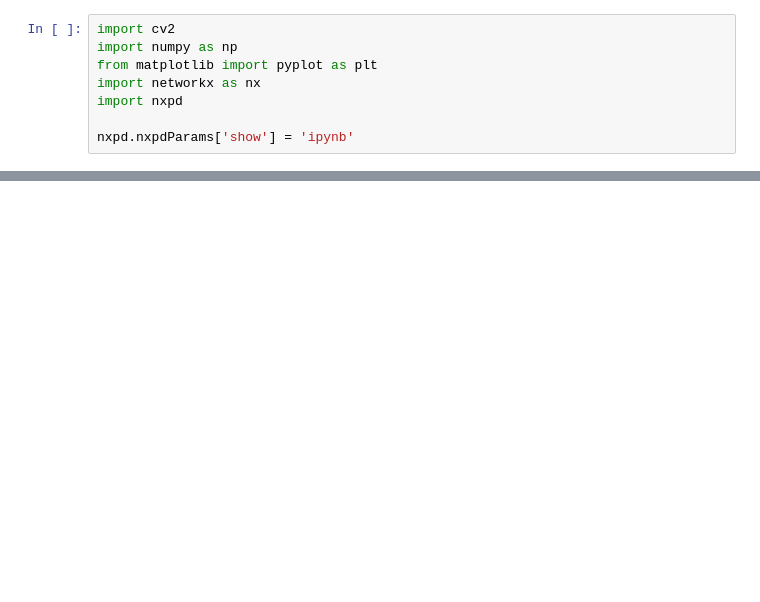
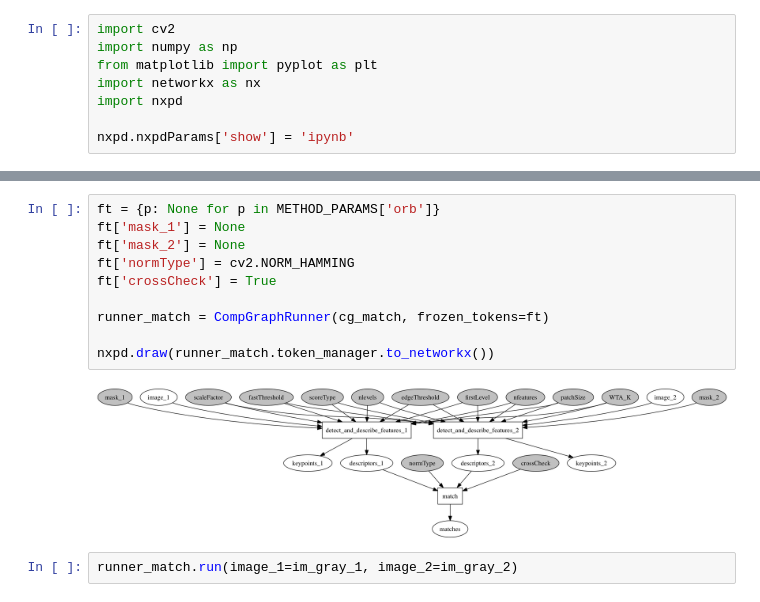
Before and after one commit to semeniuta/visionfuncs, a Jupyter notebook: notebooks/demo_features.ipynb, the cells around one changed output, grey strips where cells are left out. Drawn from its saved outputs; the diff is of its cells as text; blank space fills up the shorter version.

```diff
--- a/notebooks/demo_features.ipynb
+++ b/notebooks/demo_features.ipynb
@@ -46,0 +56,14 @@ plt.imshow(im_with_keypoints)
+# %%
+ft = {p: None for p in METHOD_PARAMS['orb']}
+ft['mask_1'] = None
+ft['mask_2'] = None
+ft['normType'] = cv2.NORM_HAMMING
+ft['crossCheck'] = True
+
+runner_match = CompGraphRunner(cg_match, frozen_tokens=ft)
+
+nxpd.draw(runner_match.token_manager.to_networkx())
+# %% [output]
+[figure, added]
+# %%
+runner_match.run(image_1=im_gray_1, image_2=im_gray_2)
```
Also changed, not shown: parts of 10 cells of this notebook, 5 other files.
